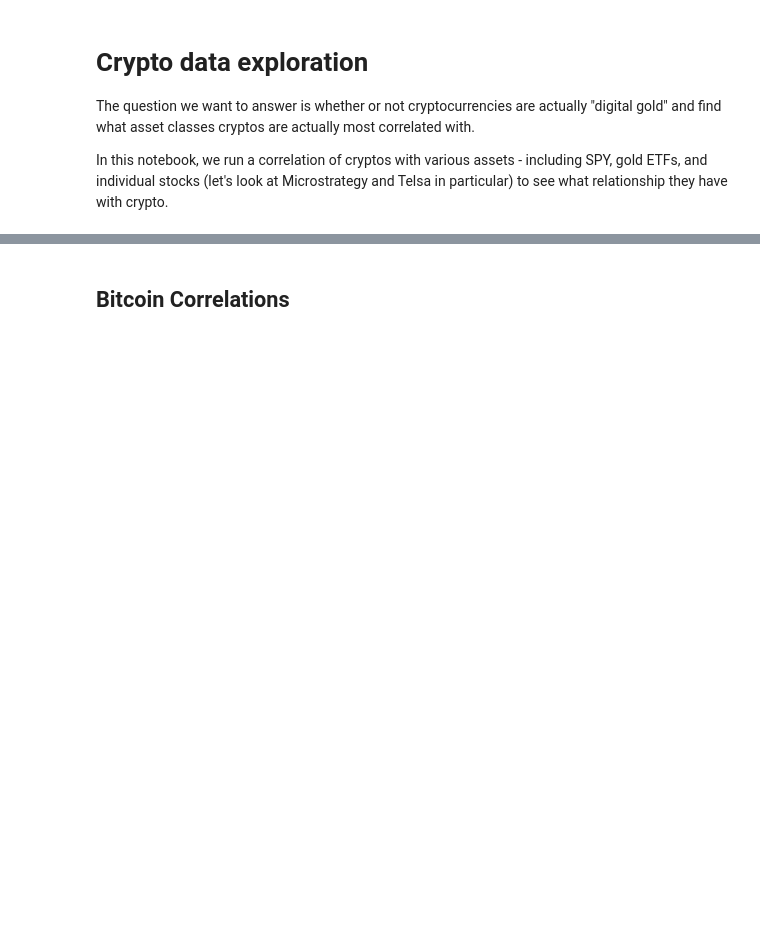
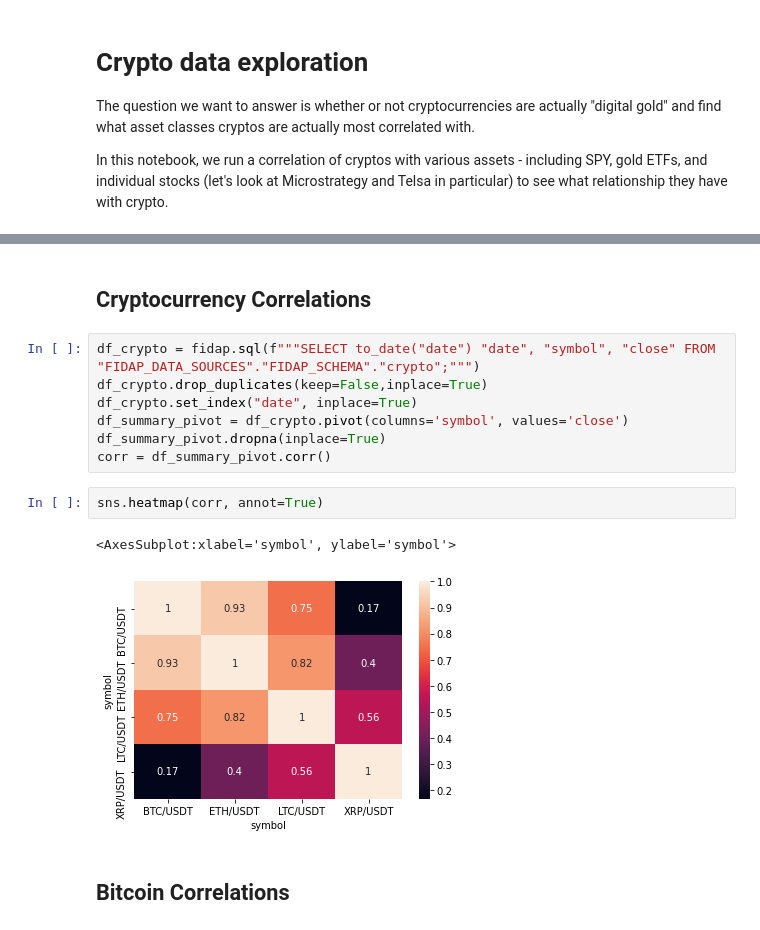
Before and after one commit to fidapco/notebooks, a Jupyter notebook: crypto_corr.ipynb, the cells around one changed output, grey strips where cells are left out. Saved outputs shown, nothing was run; the diff lists cells and outputs as text; blank space fills up the shorter version.

Commit message:
Added Crypto Currency Overview and Correlations

```diff
--- a/crypto_corr.ipynb
+++ b/crypto_corr.ipynb
@@ -12,3 +26,17 @@ In this notebook, we run a correlation of cryptos with various assets - includin
+# %% [markdown]
+## Cryptocurrency Correlations
+# %%
+df_crypto = fidap.sql(f"""SELECT to_date("date") "date", "symbol", "close" FROM "FIDAP_DATA_SOURCES"."FIDAP_SCHEMA"."crypto";""")
+df_crypto.drop_duplicates(keep=False,inplace=True)
+df_crypto.set_index("date", inplace=True)
+df_summary_pivot = df_crypto.pivot(columns='symbol', values='close')
+df_summary_pivot.dropna(inplace=True)
+corr = df_summary_pivot.corr()
+# %%
+sns.heatmap(corr, annot=True)
+# %% [output]
+<AxesSubplot:xlabel='symbol', ylabel='symbol'>
+[figure, added]
 # %% [markdown]
 ## Bitcoin Correlations
 # %%
```
Also changed, not shown: parts of 14 cells of this notebook.
